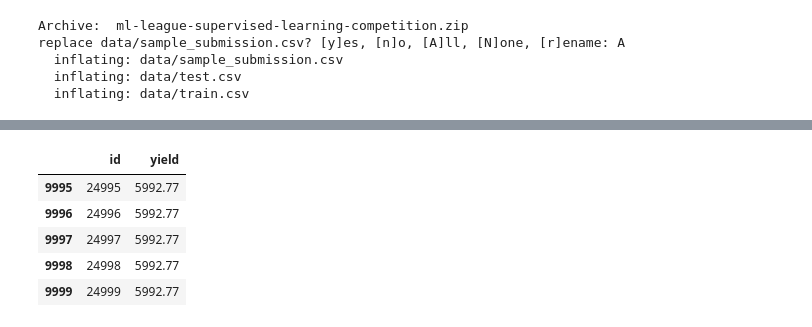
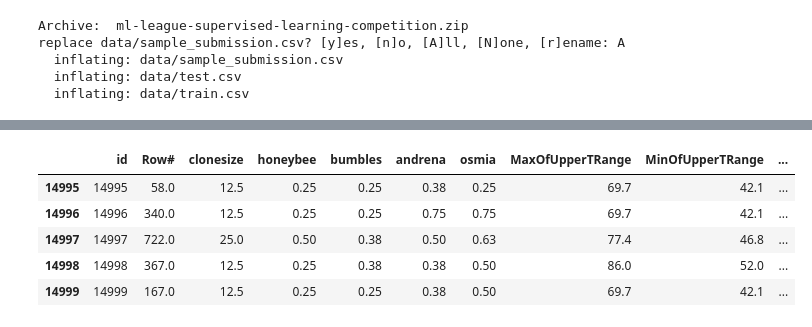
Before and after one commit to carol-furtado/Predicting-Blueberry-Yield-Using-Supervised-Regression-Models-A-Kaggle-ML-League-Challenge, a Jupyter notebook: WEC_competition.ipynb, the cells around one changed output, grey strips where cells are left out. Cells and saved outputs as stored; diff of their text form; code cells hidden in the pictures.

```diff
--- a/WEC_competition.ipynb
+++ b/WEC_competition.ipynb
@@ -41,4 +42,5 @@ replace data/sample_submission.csv? [y]es, [n]o, [A]ll, [N]one, [r]ename: A
 # %%
 #loading the file
-sample_data=pd.read_csv('data/sample_submission.csv')
+sample_train_data=pd.read_csv('data/train.csv')
+sample_test_data=pd.read_csv('data/test.csv')
 # %%
@@ -54,10 +66,10 @@ sample_data.head()
 # %%
-#displaying the last few rows of dataset
-sample_data.tail()
+#displaying the last 5 rows of training dataset
+sample_train_data.tail()
 # %% [output]
-|  | id | yield |
-| 9995 | 24995 | 5992.77 |
-| 9996 | 24996 | 5992.77 |
-| 9997 | 24997 | 5992.77 |
-| 9998 | 24998 | 5992.77 |
-| 9999 | 24999 | 5992.77 |
+|  | id | Row# | clonesize | honeybee | bumbles | andrena | osmia | MaxOfUpperTRange | MinOfUpperTRange | ... |
+| 14995 | 14995 | 58.0 | 12.5 | 0.25 | 0.25 | 0.38 | 0.25 | 69.7 | 42.1 | ... |
+| 14996 | 14996 | 340.0 | 12.5 | 0.25 | 0.25 | 0.75 | 0.75 | 69.7 | 42.1 | ... |
+| 14997 | 14997 | 722.0 | 25.0 | 0.50 | 0.38 | 0.50 | 0.63 | 77.4 | 46.8 | ... |
+| 14998 | 14998 | 367.0 | 12.5 | 0.25 | 0.38 | 0.38 | 0.50 | 86.0 | 52.0 | ... |
+| 14999 | 14999 | 167.0 | 12.5 | 0.25 | 0.25 | 0.38 | 0.50 | 69.7 | 42.1 | ... |
```
Also changed, not shown: parts of 15 cells of this notebook.
